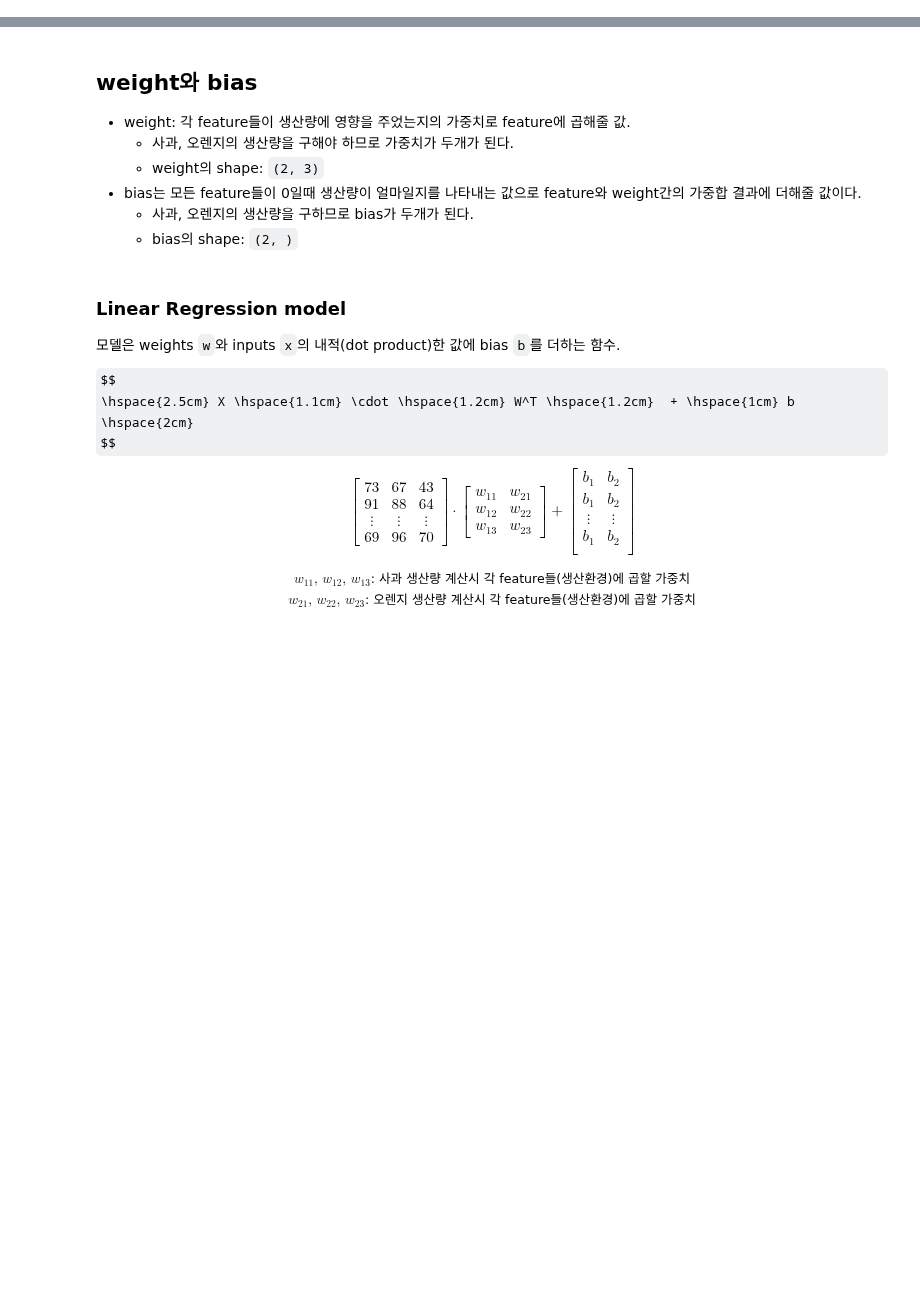
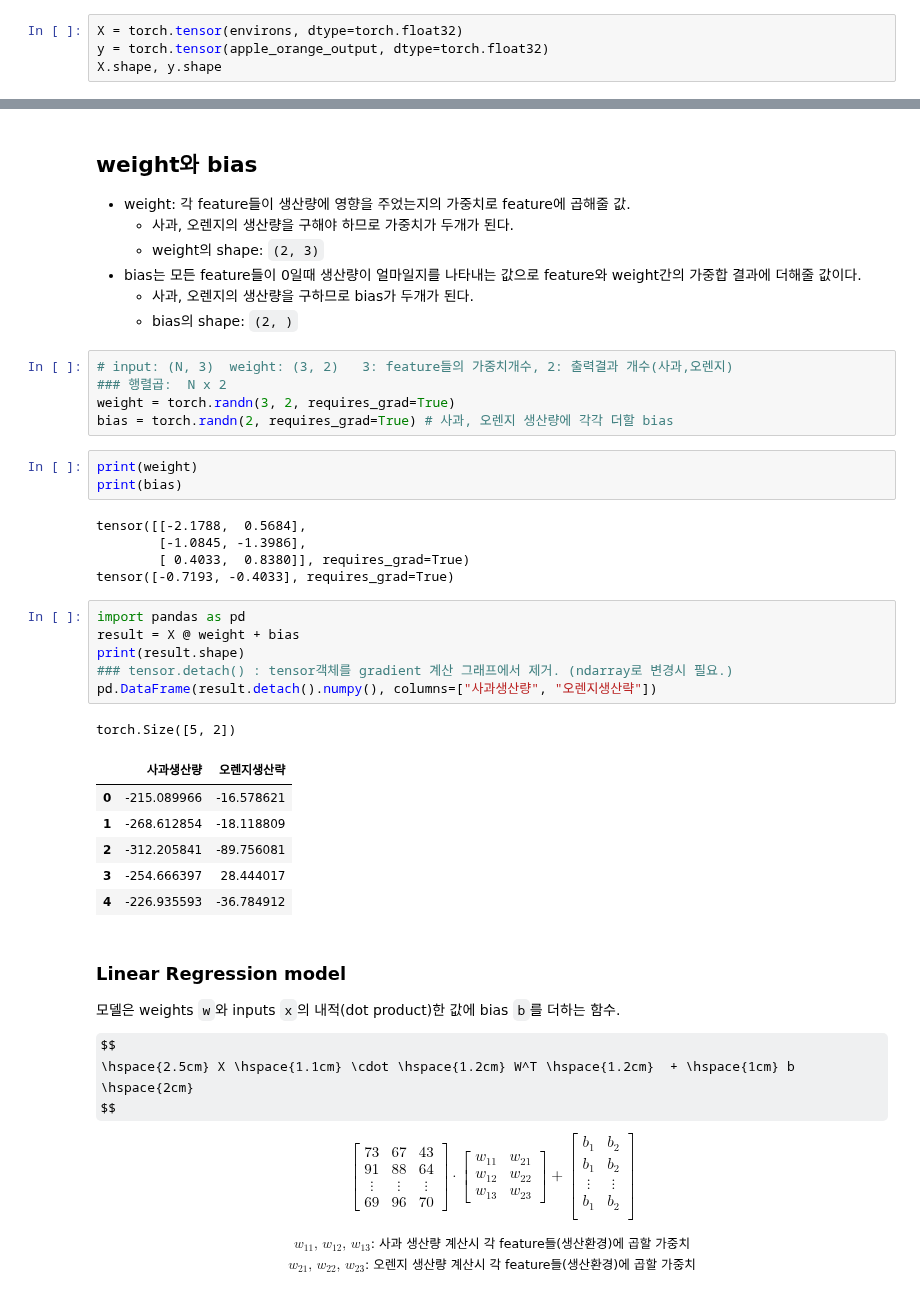
Before and after one commit to LeeJUHO127/DA-35, a Jupyter notebook: 08_deeplearning_pytorch/03_pytorch_linear_regression.ipynb, the cells around one changed output, grey strips where cells are left out. Drawn from its saved outputs; the diff is of its cells as text; some formulas as TeX source; blank space fills up the shorter version.

```diff
--- a/08_deeplearning_pytorch/03_pytorch_linear_regression.ipynb
+++ b/08_deeplearning_pytorch/03_pytorch_linear_regression.ipynb
@@ -140,3 +353,7 @@ apple_orange_output = [
     [22, 37],
     [103, 119]
 ]
+# %%
+X = torch.tensor(environs, dtype=torch.float32)
+y = torch.tensor(apple_orange_output, dtype=torch.float32)
+X.shape, y.shape
@@ -148,6 +367,33 @@ apple_orange_output = [
 - bias는 모든 feature들이 0일때 생산량이 얼마일지를 나타내는 값으로 feature와 weight간의 가중합 결과에 더해줄 값이다.
     - 사과, 오렌지의 생산량을 구하므로 bias가 두개가 된다.
     - bias의 shape: `(2, )`
+# %%
+# input: (N, 3)  weight: (3, 2)   3: feature들의 가중치개수, 2: 출력결과 개수(사과,오렌지)
+### 행렬곱:  N x 2
+weight = torch.randn(3, 2, requires_grad=True)
+bias = torch.randn(2, requires_grad=True) # 사과, 오렌지 생산량에 각각 더할 bias
+# %%
+print(weight)
+print(bias)
+# %% [output]
+tensor([[-2.1788,  0.5684],
+        [-1.0845, -1.3986],
+        [ 0.4033,  0.8380]], requires_grad=True)
+tensor([-0.7193, -0.4033], requires_grad=True)
+# %%
+import pandas as pd
+result = X @ weight + bias
+print(result.shape)
+### tensor.detach() : tensor객체를 gradient 계산 그래프에서 제거. (ndarray로 변경시 필요.)
+pd.DataFrame(result.detach().numpy(), columns=["사과생산량", "오렌지생산략"])
+# %% [output]
+torch.Size([5, 2])
+|  | 사과생산량 | 오렌지생산략 |
+| 0 | -215.089966 | -16.578621 |
+| 1 | -268.612854 | -18.118809 |
+| 2 | -312.205841 | -89.756081 |
+| 3 | -254.666397 | 28.444017 |
+| 4 | -226.935593 | -36.784912 |
 # %% [markdown]
 ### Linear Regression model
 모델은 weights `w`와 inputs `x`의 내적(dot product)한 값에 bias `b`를 더하는 함수.
```
Also changed, not shown: parts of 42 cells of this notebook.
